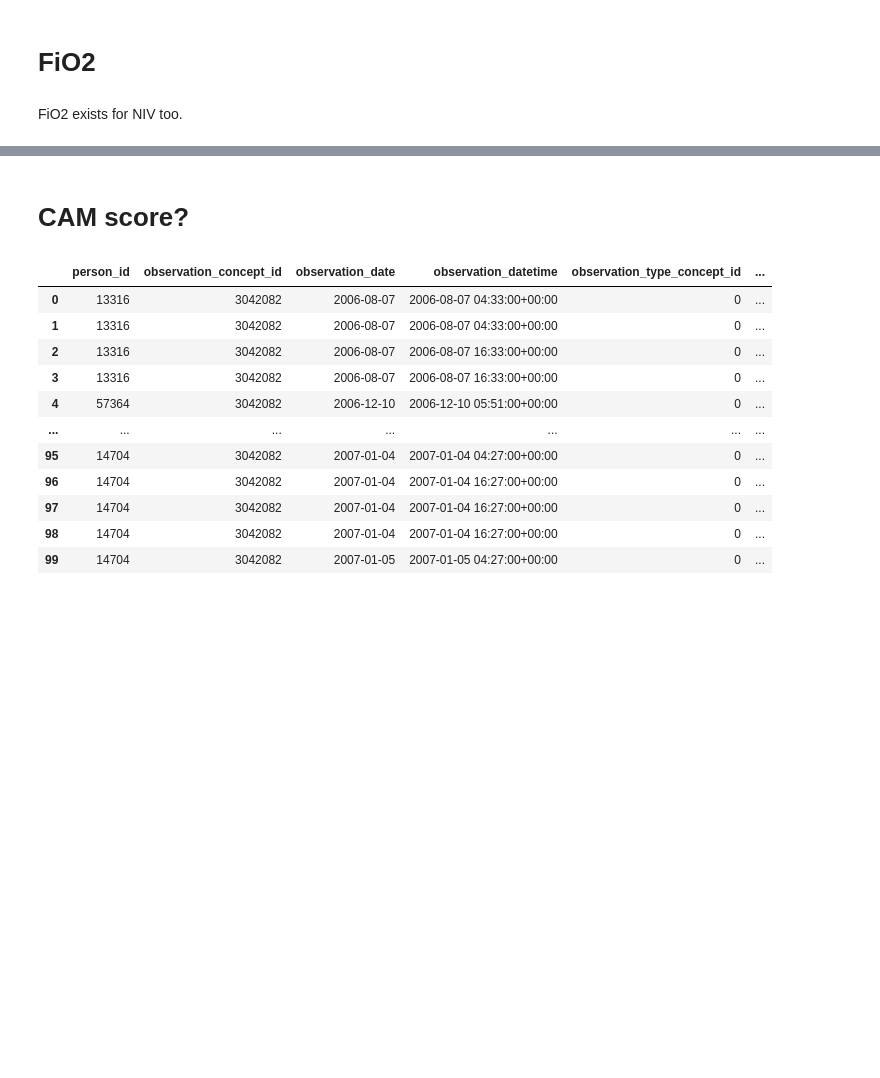
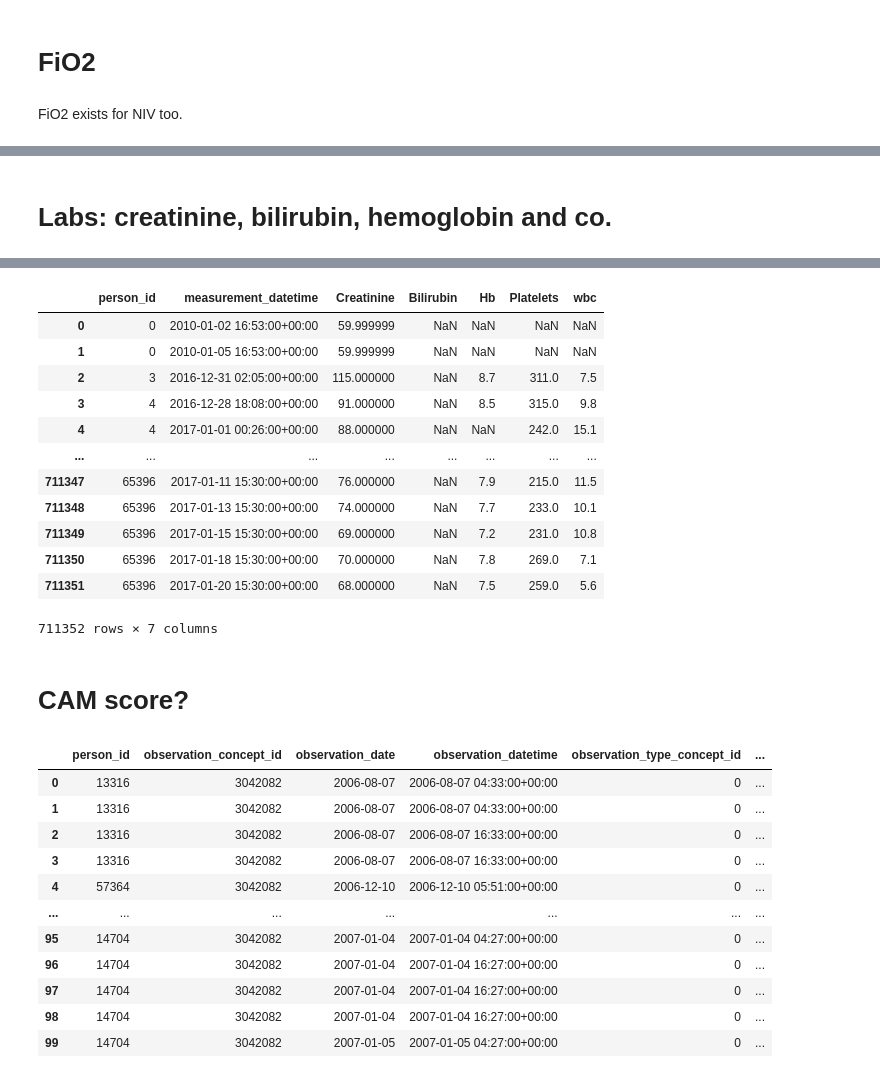
Before and after one commit to Uli-Z/ESICMDatathon2026, a Jupyter notebook: ExtractingData_20260114.ipynb, the cells around one changed output, grey strips where cells are left out. Saved outputs shown, nothing was run; the diff lists cells and outputs as text; code cells hidden in the pictures; blank space fills up the shorter version.

```diff
--- a/ExtractingData_20260114.ipynb
+++ b/ExtractingData_20260114.ipynb
@@ -351 +379,3 @@ Warning: total number of rows (710486) exceeds max_rows (50000). Falling back to
 710486 rows × 4 columns
+# %% [markdown]
+# Labs: creatinine, bilirubin, hemoglobin and co.
@@ -351,0 +411,3 @@ Warning: total number of rows (710486) exceeds max_rows (50000). Falling back to
+# %%
+lab
+# %% [output]
@@ -352,3 +415,16 @@ Warning: total number of rows (710486) exceeds max_rows (50000). Falling back to
+|  | person_id | measurement_datetime | Creatinine | Bilirubin | Hb | Platelets | wbc |
+| 0 | 0 | 2010-01-02 16:53:00+00:00 | 59.999999 | NaN | NaN | NaN | NaN |
+| 1 | 0 | 2010-01-05 16:53:00+00:00 | 59.999999 | NaN | NaN | NaN | NaN |
+| 2 | 3 | 2016-12-31 02:05:00+00:00 | 115.000000 | NaN | 8.7 | 311.0 | 7.5 |
+| 3 | 4 | 2016-12-28 18:08:00+00:00 | 91.000000 | NaN | 8.5 | 315.0 | 9.8 |
+| 4 | 4 | 2017-01-01 00:26:00+00:00 | 88.000000 | NaN | NaN | 242.0 | 15.1 |
+| ... | ... | ... | ... | ... | ... | ... | ... |
+| 711347 | 65396 | 2017-01-11 15:30:00+00:00 | 76.000000 | NaN | 7.9 | 215.0 | 11.5 |
+| 711348 | 65396 | 2017-01-13 15:30:00+00:00 | 74.000000 | NaN | 7.7 | 233.0 | 10.1 |
+| 711349 | 65396 | 2017-01-15 15:30:00+00:00 | 69.000000 | NaN | 7.2 | 231.0 | 10.8 |
+| 711350 | 65396 | 2017-01-18 15:30:00+00:00 | 70.000000 | NaN | 7.8 | 269.0 | 7.1 |
+| 711351 | 65396 | 2017-01-20 15:30:00+00:00 | 68.000000 | NaN | 7.5 | 259.0 | 5.6 |
+711352 rows × 7 columns
 # %% [markdown]
 # CAM score?
 # %%
```
Also changed, not shown: parts of 23 cells of this notebook.
